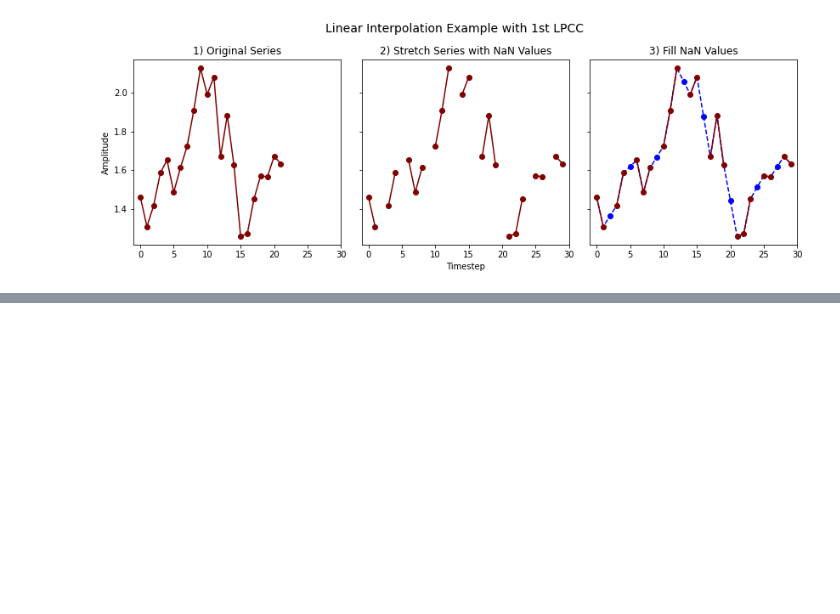
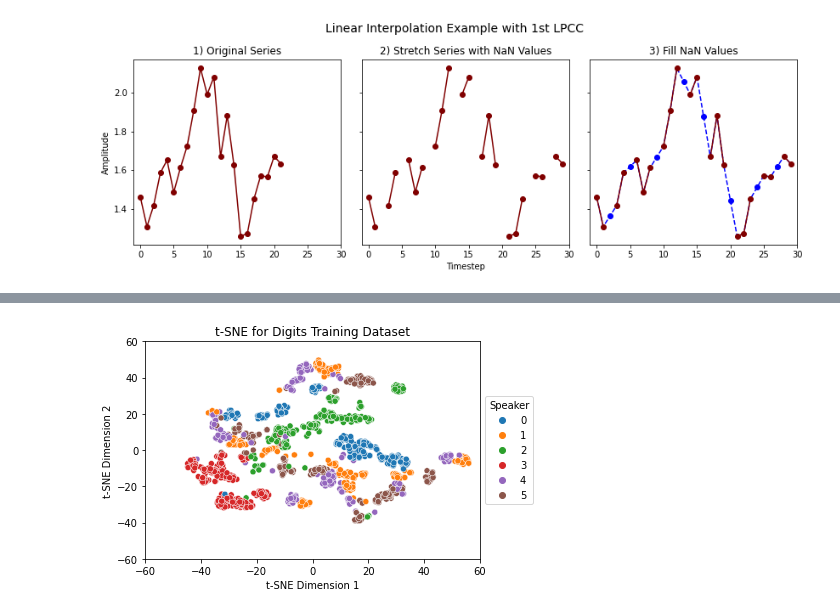
Before and after one commit to NikolaiHerrmann/audio-classifier, a Jupyter notebook: data_description.ipynb, the cells around one changed output, grey strips where cells are left out. Drawn from its saved outputs; the diff is of its cells as text; code cells hidden in the pictures; blank space fills up the shorter version.

Commit message:
title fix

```diff
--- a/data_description.ipynb
+++ b/data_description.ipynb
@@ -277,0 +274,4 @@ extract_f(X_train_digits, y_train_digits, lim=60, title="t-SNE for Digits Datase
+# %%
+extract_f(X_train_digits, y_train_digits, lim=60, title="t-SNE for Digits Training Dataset")
+# %% [output]
+[figure, added]
```
Also changed, not shown: parts of 7 cells of this notebook.
